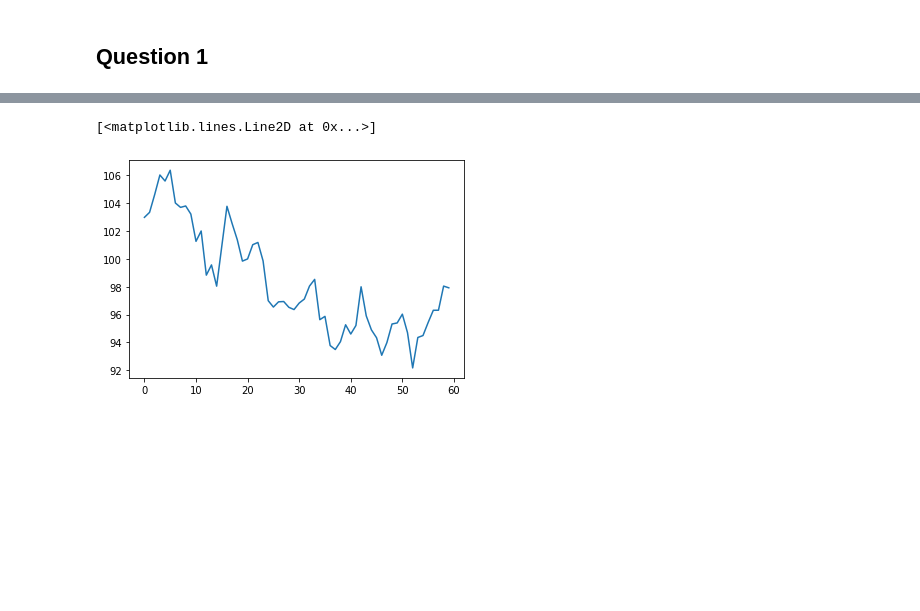
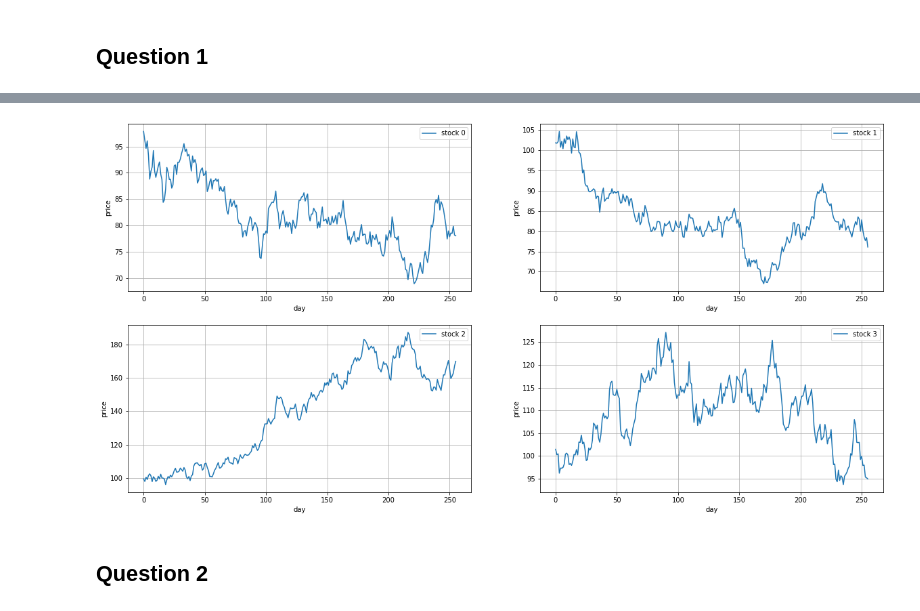
Before and after one commit to llggtty/options, a Jupyter notebook: answers.ipynb, the cells around one changed output, grey strips where cells are left out. Cells and saved outputs as stored; diff of their text form; code cells hidden in the pictures; blank space fills up the shorter version.

```diff
--- a/answers.ipynb
+++ b/answers.ipynb
@@ -19,0 +28,18 @@ import matplotlib.pyplot as plt
+# %%
+tte = 1
+initial_price = 100
+strike = 100
+annual_return = 0.1
+annual_volatility = 0.3
+r = 0.05
+days_to_expiry = math.floor(tte * TRADING_DAYS)
+contract_multiplier = 100
+num_stocks = 4
+dict_pricing_data = dict()
+for i in range(0, num_stocks):
+    arr_base = data_generating_process(initial_price, annual_return, annual_volatility, days_to_expiry)
+    arr_tte = [(days_to_expiry - x)/days_to_expiry for x in np.arange(0, days_to_expiry)]
+    pricing_data = pd.DataFrame(data={'base_price': arr_base, 'tte': arr_tte})
+    pricing_data['option_price'] = pricing_data.apply(lambda row: bs.value(Option.Call, row.tte, strike, row.base_price, annual_volatility, r), axis=1)
+    pricing_data['delta'] = pricing_data.apply(lambda row: bs.delta(Option.Call, row.tte, strike, row.base_price, annual_volatility, r), axis=1)
+    dict_pricing_data[i] = pricing_data
@@ -20,8 +66,14 @@ import matplotlib.pyplot as plt
 # %%
-trading_days = 60
-p = data_generating_process(100, 10, 30, trading_days)
+fig, ax = plt.subplots(figsize=(20,10), nrows=2, ncols=2)
+for i in range(0, num_stocks):
+    p = stock_prices[i]['stock_price']
+    g = ax[int(i/2), i%2]
+    g.plot(np.arange(0, trading_days), p, label=f'stock {i}')
+    g.grid()
+    g.legend(loc=1)
+    g.set_xlabel('day')
+    g.set_ylabel('price')
+# %% [output]
+[figure, added]
-# %%
-plt.plot(np.arange(0, trading_days), p)
-# %% [output]
-[<matplotlib.lines.Line2D at 0x...>]
-[figure, removed]
+# %% [markdown]
+## Question 2
```
Also changed, not shown: parts of 7 cells of this notebook, 5 other files.
